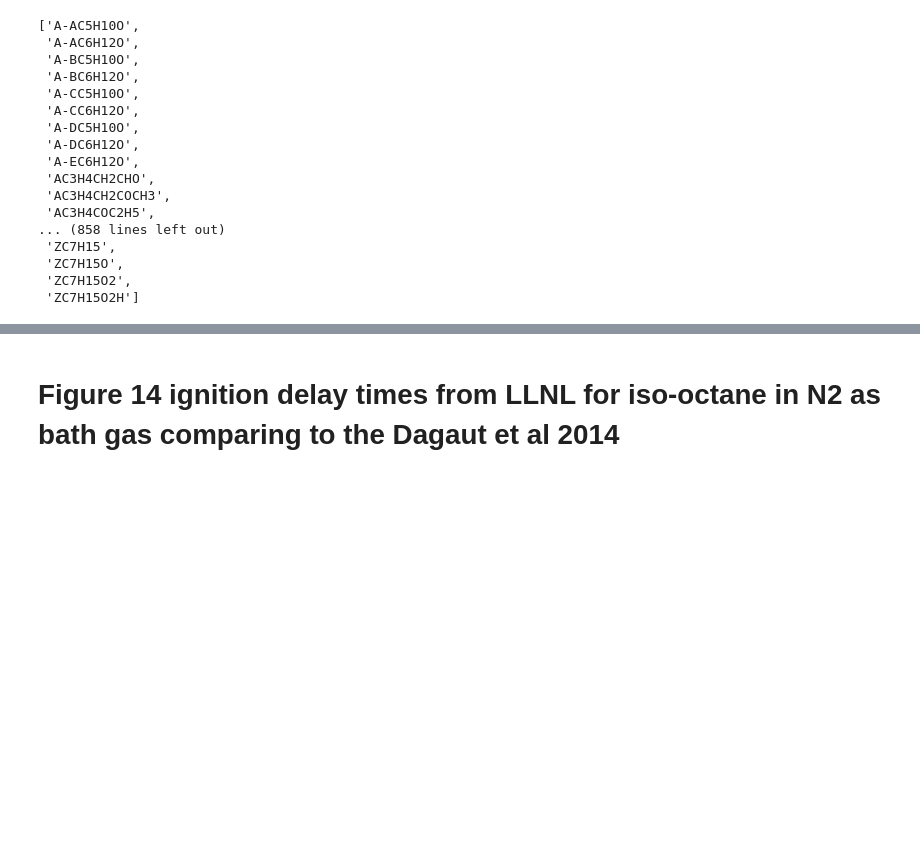
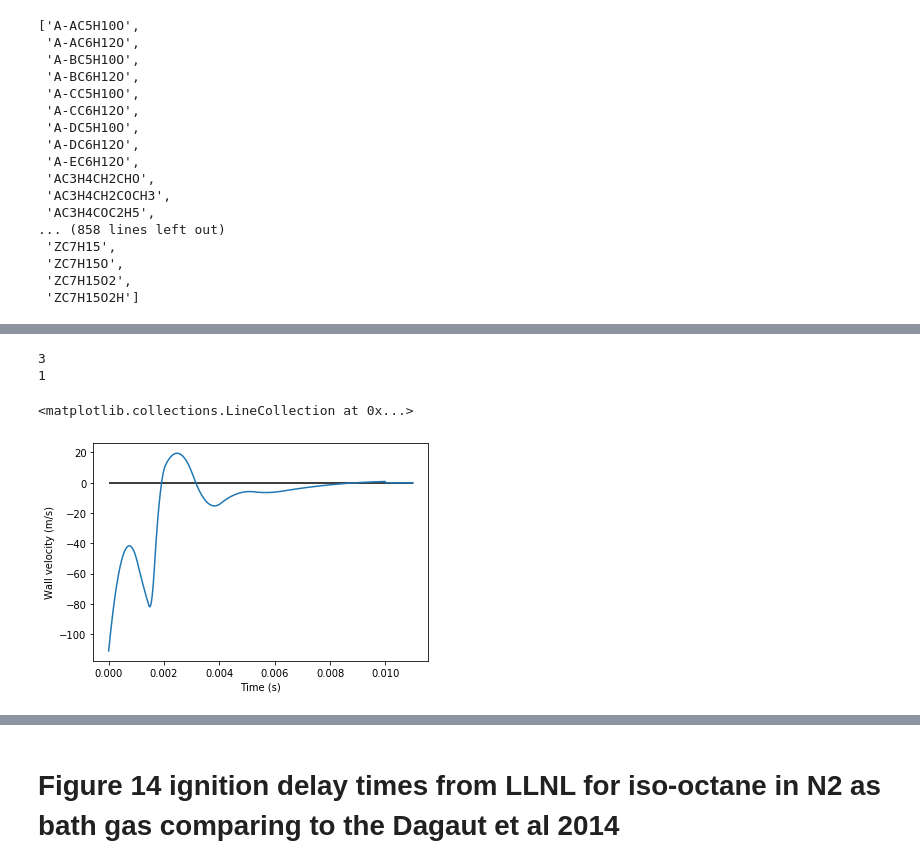
Before and after one commit to ajuluc/GTL, a Jupyter notebook: ic8_ignition_delay_LLNL.ipynb, the cells around one changed output, grey strips where cells are left out. Saved outputs shown, nothing was run; the diff lists cells and outputs as text; code cells hidden in the pictures; blank space fills up the shorter version.

```diff
--- a/ic8_ignition_delay_LLNL.ipynb
+++ b/ic8_ignition_delay_LLNL.ipynb
@@ -123,0 +248,14 @@ gas()
+# %%
+velocity = spl.derivative(n=1)
+print(velocity.ext)
+velocity.ext=1 # zeros
+print(velocity.ext)
+plt.plot(t, velocity(t))
+plt.xlabel('Time (s)')
+plt.ylabel('Wall velocity (m/s)')
+plt.hlines(0,0,max(t))
+# %% [output]
+3
+1
+<matplotlib.collections.LineCollection at 0x...>
+[figure, added]
```
Also changed, not shown: parts of 21 cells of this notebook, 2 other files.
